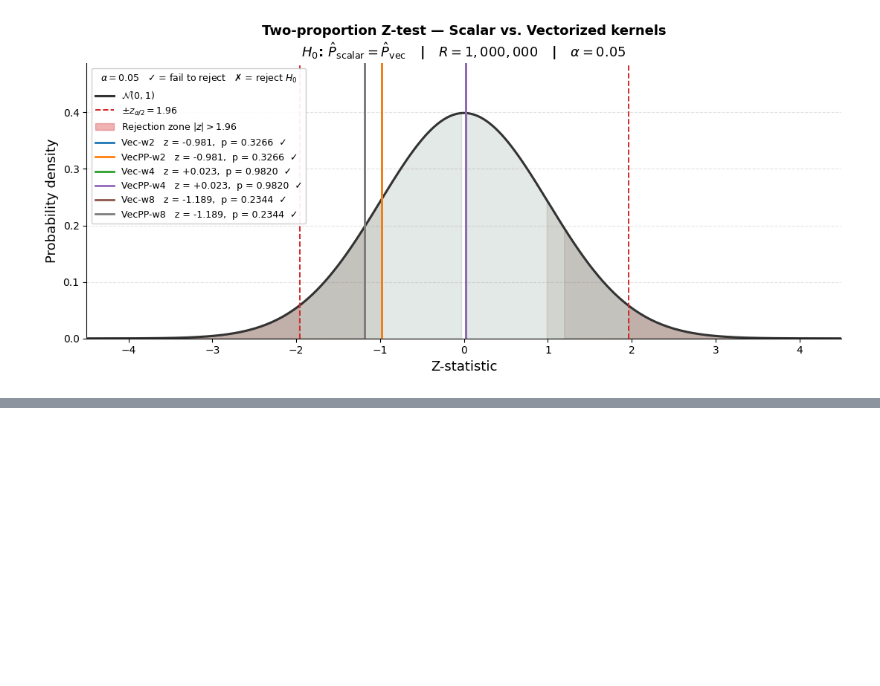
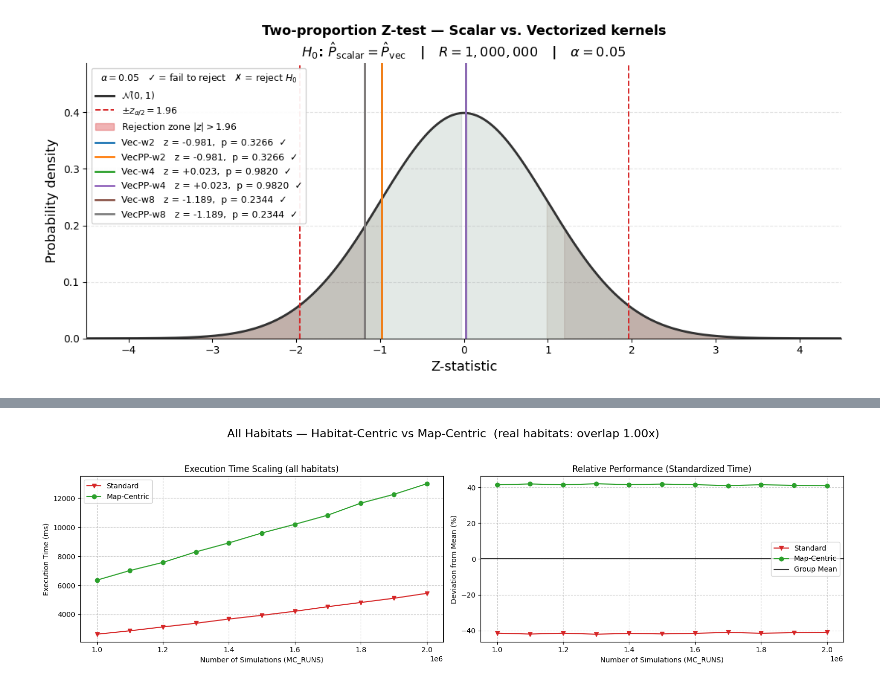
Before and after one commit to emanuelegaliano/pyroclast, a Jupyter notebook: benchmark/benchmark_analysis.ipynb, the cells around one changed output, grey strips where cells are left out. Saved outputs shown, nothing was run; the diff lists cells and outputs as text; code cells hidden in the pictures; blank space fills up the shorter version.

```diff
--- a/benchmark/benchmark_analysis.ipynb
+++ b/benchmark/benchmark_analysis.ipynb
@@ -506,0 +584,46 @@ plt.show()
+# %%
+# ── Phase 4 plots: two top-row comparisons (absolute + standardized time) ──
+P4_COLORS = {"Standard": "#d62728", "Ping-Pong": "#ff7f0e", "Map-Centric": "#2ca02c"}
+P4_MARKERS = {"Standard": "v", "Ping-Pong": "s", "Map-Centric": "o"}
+
+
+def _plot_time_pair(names, suptitle):
+    """Replicate the top row of the analysis (absolute + standardized time)."""
+    fig, (axL, axR) = plt.subplots(1, 2, figsize=(16, 5))
+
+    # Left: absolute execution time scaling
+    for n in names:
+        axL.plot(P4_RUNS, p4_series[n], marker=P4_MARKERS[n],
+                 color=P4_COLORS[n], label=n)
+    axL.set_xlabel("Number of Simulations (MC_RUNS)")
+    axL.set_ylabel("Execution Time (ms)")
+    axL.set_title("Execution Time Scaling (all habitats)")
+    axL.grid(True, linestyle="--", alpha=0.6)
+    axL.legend()
+
+    # Right: standardized relative time (deviation from the group mean, %)
+    for n in names:
+        dev = []
+        for i in range(len(P4_RUNS)):
+            group_mean = np.mean([p4_series[m][i] for m in names])
+            dev.append((p4_series[n][i] / group_mean - 1.0) * 100.0)
+        axR.plot(P4_RUNS, dev, marker=P4_MARKERS[n],
+                 color=P4_COLORS[n], label=n)
+    axR.axhline(0.0, color="black", linestyle="-", alpha=0.8, label="Group Mean")
+    axR.set_xlabel("Number of Simulations (MC_RUNS)")
+    axR.set_ylabel("Deviation from Mean (%)")
+    axR.set_title("Relative Performance (Standardized Time)")
+    axR.grid(True, linestyle="--", alpha=0.6)
+    axR.legend()
+
+    plt.suptitle(suptitle, fontsize=16)
+    plt.tight_layout(rect=[0, 0.03, 1, 0.94])
+    plt.show()
+
+# Figure — vs the new Map-Centric kernel (all habitats)
+_plot_time_pair(
+    ["Standard", "Map-Centric"],
+    "All Habitats — Habitat-Centric vs Map-Centric  (real habitats: overlap 1.00x)",
+)
+# %% [output]
+[figure, added]
```
Also changed, not shown: parts of 8 cells of this notebook, 16 other files.
